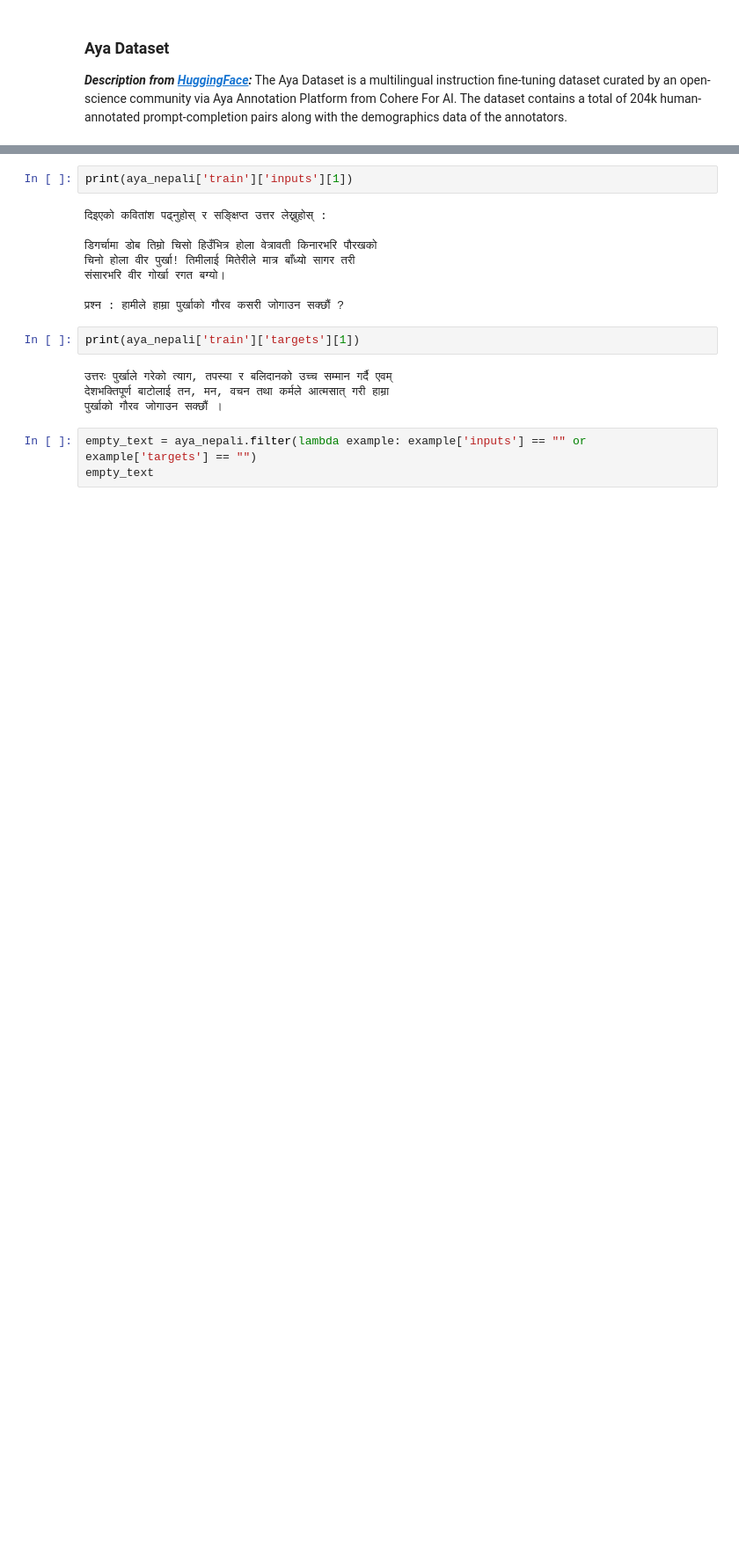
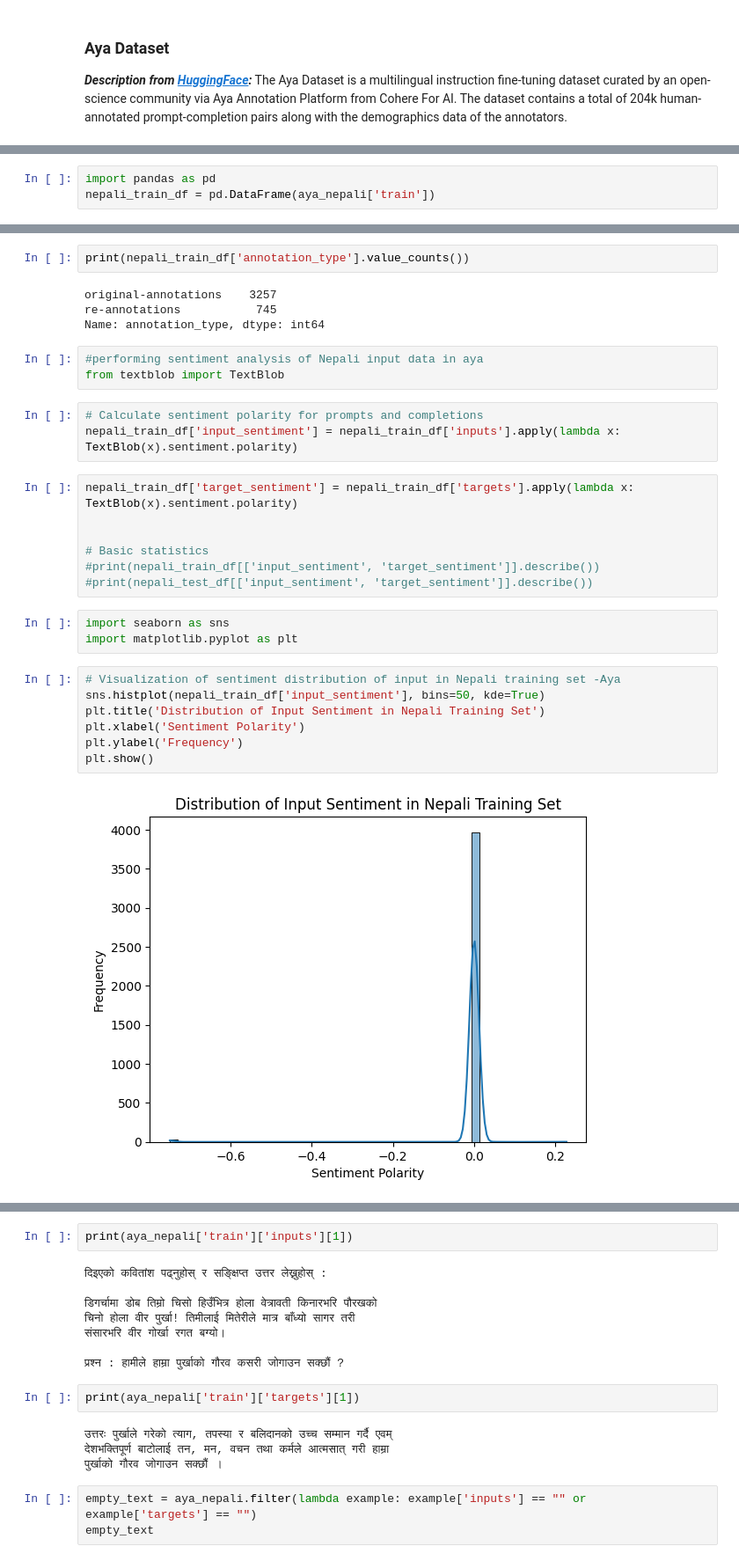
Before and after one commit to shreeya-dhakal/llama-3-finetune, a Jupyter notebook: src/notebooks/exploratory_data_analysis.ipynb, the cells around one changed output, grey strips where cells are left out. Shown at 88% size. Cells and saved outputs as stored; diff of their text form; blank space fills up the shorter version.

Commit message:
sentiment analysis

```diff
--- a/src/notebooks/exploratory_data_analysis.ipynb
+++ b/src/notebooks/exploratory_data_analysis.ipynb
@@ -37,0 +39,3 @@ DatasetDict({
+# %%
+import pandas as pd
+nepali_train_df = pd.DataFrame(aya_nepali['train'])
@@ -37,0 +50,31 @@ DatasetDict({
+# %%
+print(nepali_train_df['annotation_type'].value_counts())
+# %% [output]
+original-annotations    3257
+re-annotations           745
+Name: annotation_type, dtype: int64
+# %%
+#performing sentiment analysis of Nepali input data in aya
+from textblob import TextBlob
+# %%
+# Calculate sentiment polarity for prompts and completions
+nepali_train_df['input_sentiment'] = nepali_train_df['inputs'].apply(lambda x: TextBlob(x).sentiment.polarity)
+# %%
+nepali_train_df['target_sentiment'] = nepali_train_df['targets'].apply(lambda x: TextBlob(x).sentiment.polarity)
+
+
+# Basic statistics
+#print(nepali_train_df[['input_sentiment', 'target_sentiment']].describe())
+#print(nepali_test_df[['input_sentiment', 'target_sentiment']].describe())
+# %%
+import seaborn as sns
+import matplotlib.pyplot as plt
+# %%
+# Visualization of sentiment distribution of input in Nepali training set -Aya
+sns.histplot(nepali_train_df['input_sentiment'], bins=50, kde=True)
+plt.title('Distribution of Input Sentiment in Nepali Training Set')
+plt.xlabel('Sentiment Polarity')
+plt.ylabel('Frequency')
+plt.show()
+# %% [output]
+[figure, added]
```
Also changed, not shown: parts of 38 cells of this notebook.
